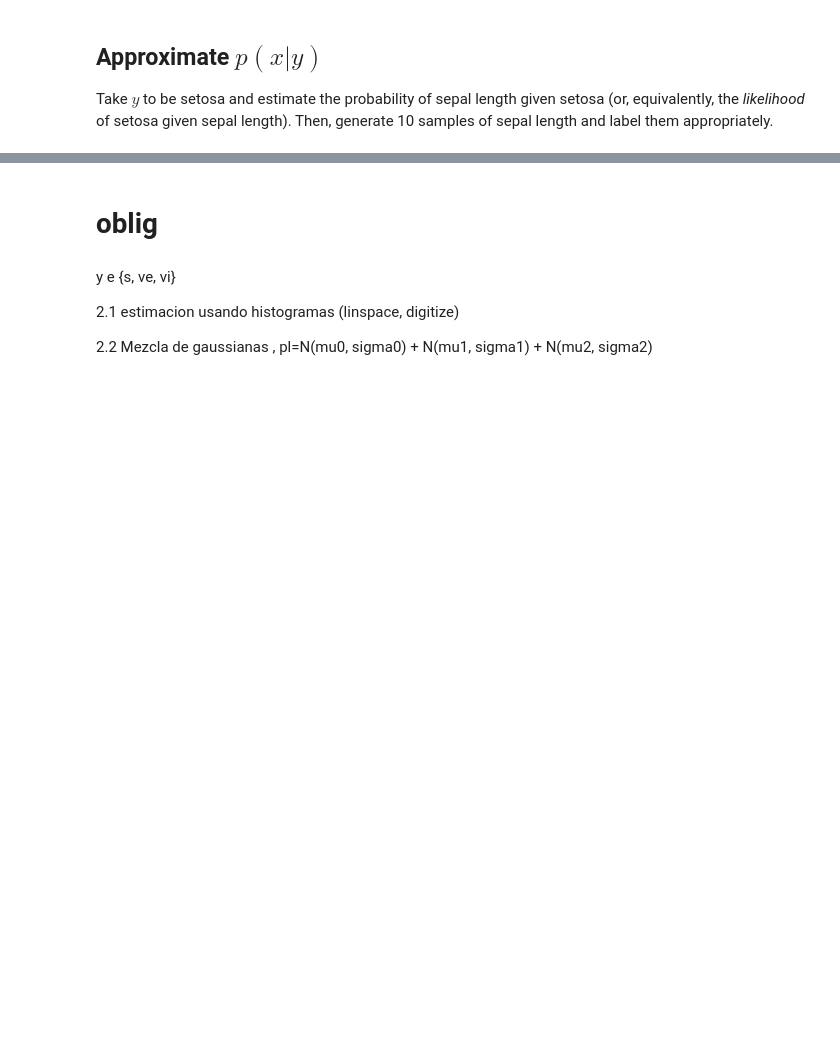
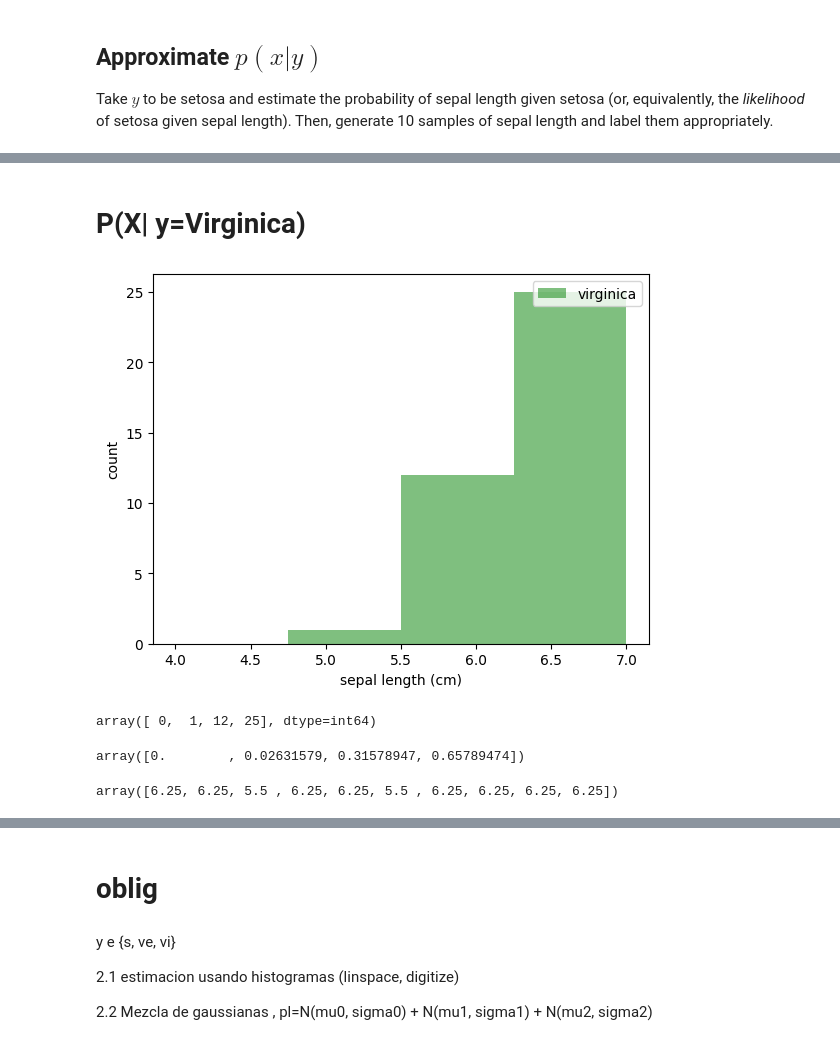
Before and after one commit to MartinSchoenig/IAG, a Jupyter notebook: Oblig/IAG_2_t.ipynb, the cells around one changed output, grey strips where cells are left out. Saved outputs shown, nothing was run; the diff lists cells and outputs as text; code cells hidden in the pictures; blank space fills up the shorter version.

```diff
--- a/Oblig/IAG_2_t.ipynb
+++ b/Oblig/IAG_2_t.ipynb
@@ -88,0 +225,31 @@ Take $y$ to be setosa and estimate the probability of sepal length given setosa
+# %% [markdown]
+# P(X| y=Virginica)
+# %%
+x = X[:,0]
+
+bins = np.linspace(4,7,5)
+
+plt.hist(x[y==2],bins,alpha=0.5, label=iris.target_names[2], color='green')
+
+plt.legend(loc='upper right')
+plt.xlabel('sepal length (cm)')
+plt.ylabel('count')
+plt.show()
+# %% [output]
+[figure, added]
+# %%
+virginica_lengths = x[y==2]
+virginica_hist = np.histogram(virginica_lengths, bins)[0]
+virginica_hist
+# %% [output]
+array([ 0,  1, 12, 25], dtype=int64)
+# %%
+virginica_proba = virginica_hist / np.sum(virginica_hist)
+virginica_proba
+# %% [output]
+array([0.        , 0.02631579, 0.31578947, 0.65789474])
+# %%
+virginica_valores = np.random.choice(bins[:-1], size=10, p=virginica_proba)
+virginica_valores
+# %% [output]
+array([6.25, 6.25, 5.5 , 6.25, 6.25, 5.5 , 6.25, 6.25, 6.25, 6.25])
```
Also changed, not shown: parts of 20 cells of this notebook.
